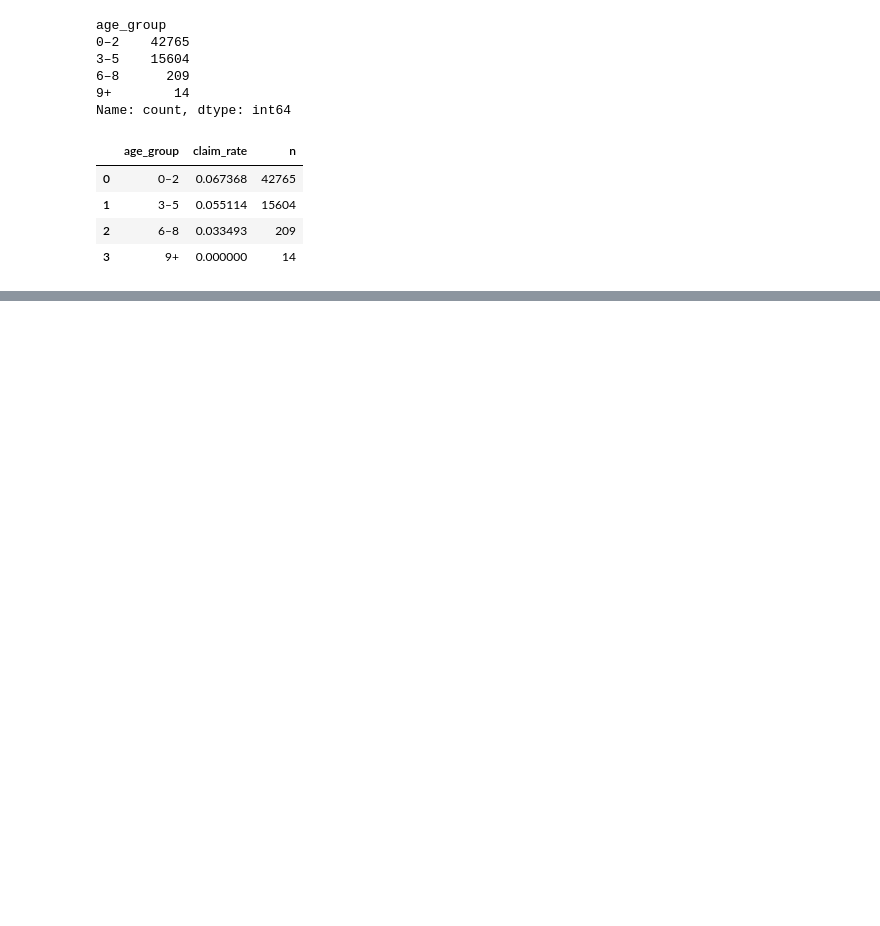
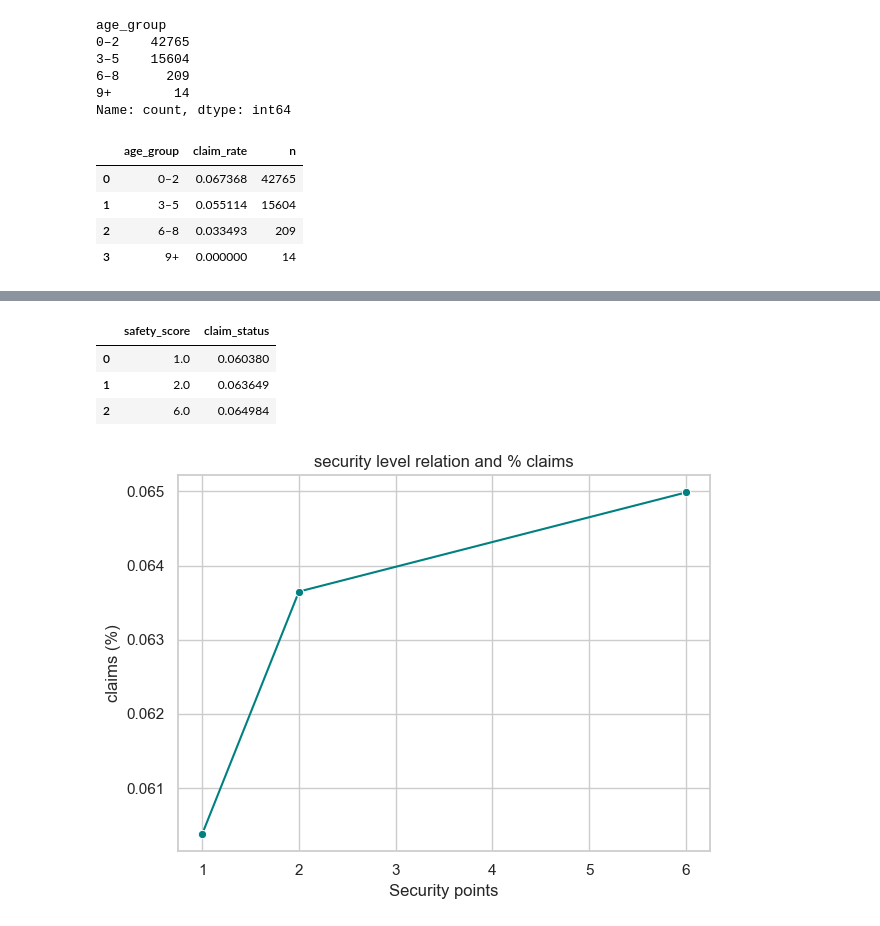
Before and after one commit to tlilimaryem7-cloud/project-2-eda-sql, a Jupyter notebook: vehicle-characteristics.ipynb, the cells around one changed output, grey strips where cells are left out. Saved outputs shown, nothing was run; the diff lists cells and outputs as text; code cells hidden in the pictures; blank space fills up the shorter version.

```diff
--- a/vehicle-characteristics.ipynb
+++ b/vehicle-characteristics.ipynb
@@ -130,0 +198,5 @@ sns.barplot(
+# %%
+safety_features = ['airbags', 'is_esc', 'is_tpms', 'is_parking_sensors', 'is_parking_camera']
+for col in safety_features[1:]:  # excepto 'airbags', que ya es numérica
+    df[col] = df[col].map({'Yes': 1, 'No': 0})
+safety_features
@@ -130,0 +205,3 @@ sns.barplot(
+# %%
+df['safety_score'] = df[safety_features].sum(axis=1)
+df['safety_score']
@@ -130,0 +221,27 @@ sns.barplot(
+# %%
+claim_rate_by_safety = (
+    df.groupby('safety_score')['claim_status']
+    .mean()
+    .reset_index()
+)
+claim_rate_by_safety
+# %% [output]
+|  | safety_score | claim_status |
+| 0 | 1.0 | 0.060380 |
+| 1 | 2.0 | 0.063649 |
+| 2 | 6.0 | 0.064984 |
+# %%
+sns.lineplot(
+    x='safety_score',
+    y='claim_status',
+    data=claim_rate_by_safety,
+    marker='o',
+    color='teal'
+)
+plt.title('security level relation and % claims')
+plt.xlabel('Security points')
+plt.ylabel('claims (%)')
+plt.tight_layout()
+plt.show()
+# %% [output]
+[figure, added]
```
Also changed, not shown: parts of 15 cells of this notebook.
